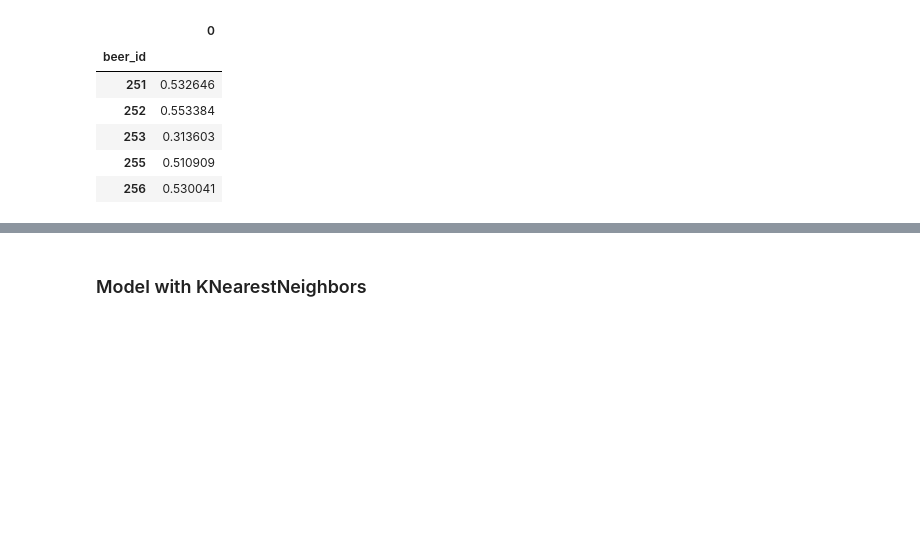
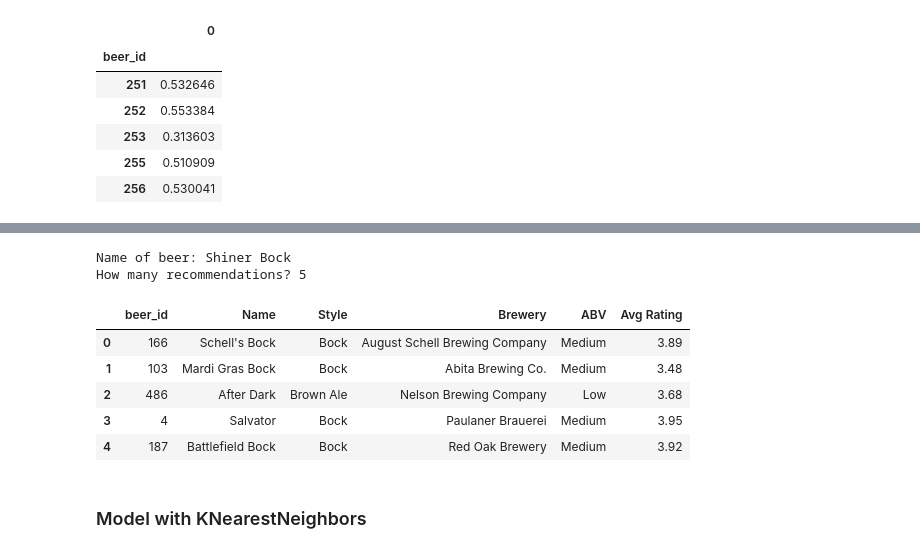
Before and after one commit to ashlidougherty/Beer-Recommender, a Jupyter notebook: ContentBasedRecs.ipynb, the cells around one changed output, grey strips where cells are left out. Cells and saved outputs as stored; diff of their text form; code cells hidden in the pictures; blank space fills up the shorter version.

```diff
--- a/ContentBasedRecs.ipynb
+++ b/ContentBasedRecs.ipynb
@@ -410,3 +449,28 @@ array([1504, 1264, 1295, 1319, 1377, 1545, 1253, 1554, 1568, 1288])
+# %%
+def beer_recommender():
+    name = input('Name of beer: ')
+    beer = df_meta_data.index[df_meta_data['Name'] == name]
+    n_recs = int(input('How many recommendations? '))
+
+    y = np.array(model_df.loc[beer]).reshape(1,-1)
+    cos_sim = cosine_similarity(model_df, y)
+    cos_sim = pd.DataFrame(data=cos_sim, index = model_df.index)
+    cos_sim.sort_values(by = 0, ascending = False, inplace=True)
+    results = cos_sim.index.values[1:n_recs+1]
+    results_df = df_meta_data.loc[results]
+    results_df.reset_index(inplace=True)
+    return results_df
+# %%
+beer_recommender()
+# %% [output]
+Name of beer: Shiner Bock
+How many recommendations? 5
+|  | beer_id | Name | Style | Brewery | ABV | Avg Rating |
+| 0 | 166 | Schell's Bock | Bock | August Schell Brewing Company | Medium | 3.89 |
+| 1 | 103 | Mardi Gras Bock | Bock | Abita Brewing Co. | Medium | 3.48 |
+| 2 | 486 | After Dark | Brown Ale | Nelson Brewing Company | Low | 3.68 |
+| 3 | 4 | Salvator | Bock | Paulaner Brauerei | Medium | 3.95 |
+| 4 | 187 | Battlefield Bock | Bock | Red Oak Brewery | Medium | 3.92 |
 # %% [markdown]
 ### Model with KNearestNeighbors
 # %%
```
Also changed, not shown: parts of 20 cells of this notebook, 3 other files.
